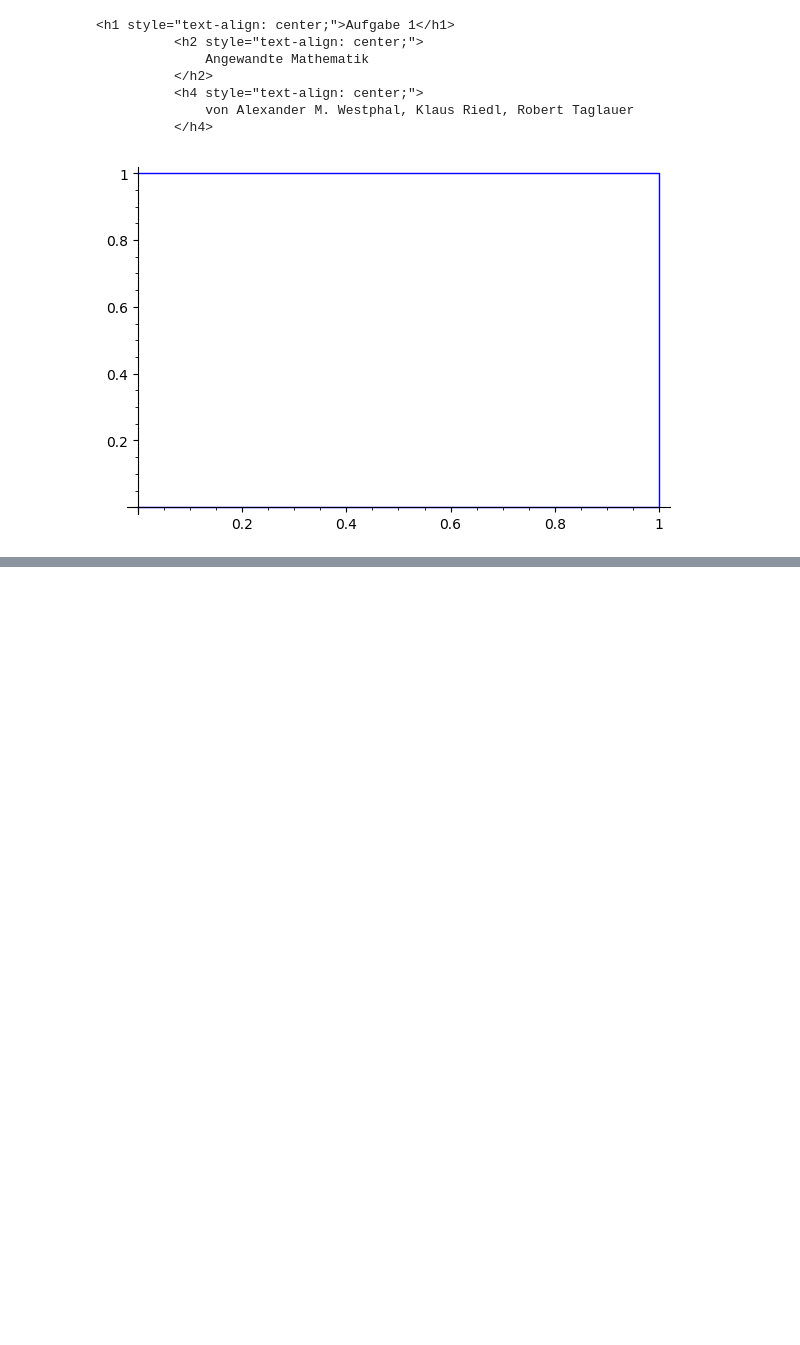
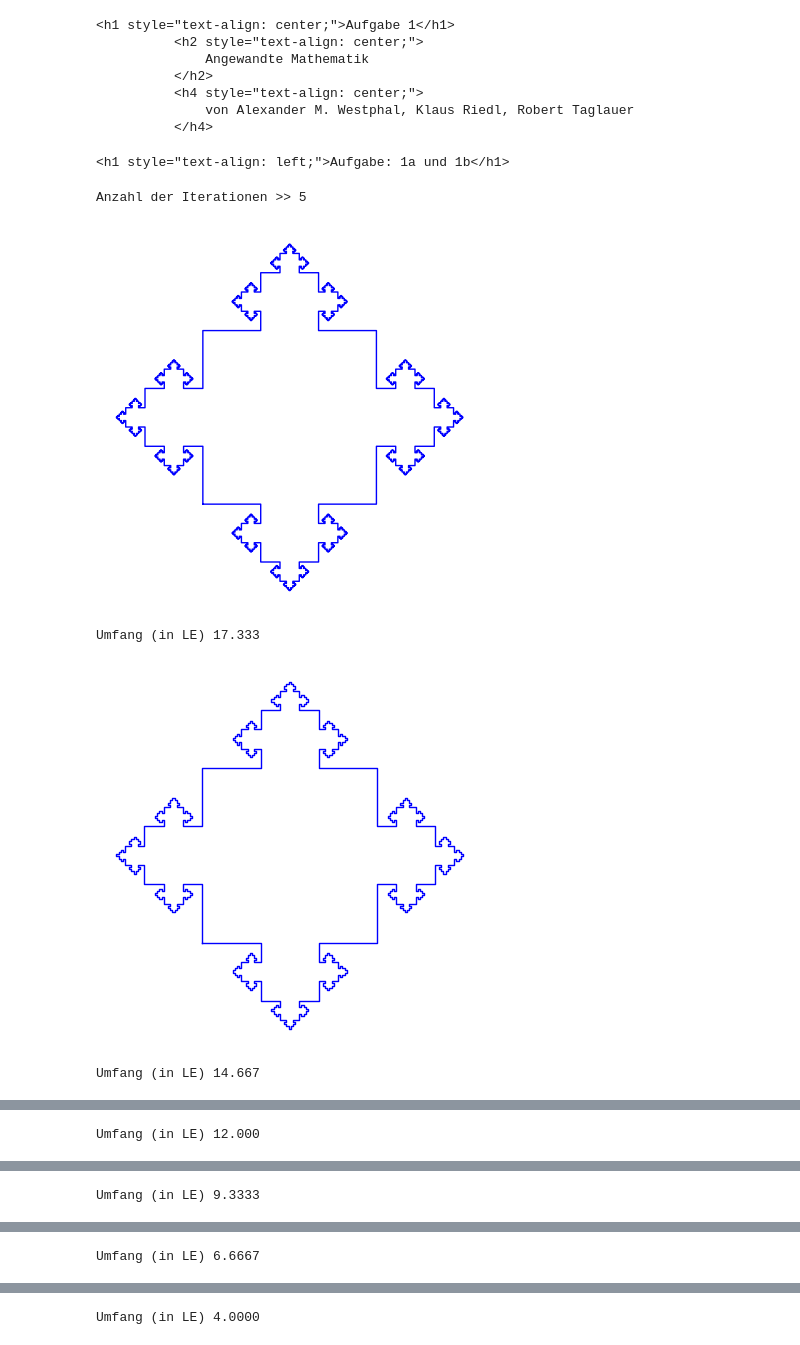
Before and after one commit to DerAlexx/Angewandte-Mathematik, a Jupyter notebook: Praktikum_3/Praktikum_3.ipynb, the cells around one changed output, grey strips where cells are left out. Cells and saved outputs as stored; diff of their text form; code cells hidden in the pictures; blank space fills up the shorter version.

Commit message:
Code Aufgabe 3

```diff
--- a/Praktikum_3/Praktikum_3.ipynb
+++ b/Praktikum_3/Praktikum_3.ipynb
@@ -14,9 +14,69 @@ html.eval('''<h1 style="text-align: center;">Aufgabe 1</h1>
           <h4 style="text-align: center;">
               von Alexander M. Westphal, Klaus Riedl, Robert Taglauer
           </h4>
-# %%
-data = [(0,0),(1,0),(1,1),(0,1)]
-# (0.25,0), (0.25,-0.25),(0.75,-0.25),(0.75,0),
-line(data)
-# %% [output]
-[figure, removed]
+# %%
+html.eval('''<h1 style="text-align: left;">Aufgabe: 1a und 1b</h1>''')
+# %% [output]
+<h1 style="text-align: left;">Aufgabe: 1a und 1b</h1>
+# %%
+def onethird (x,y):
+    return(list(1/3*(vector(y)-vector(x))+vector(x)))
+
+def twothird (x,y):
+    return(list(2/3*(vector(y)-vector(x))+vector(x)))
+
+def top (x,y):
+    return[rotate(twothird(x,y),pi/2,onethird(x,y)),rotate(onethird(x,y),-pi/2,twothird(x,y))]
+
+def rotate(pkt,alpha,Z):
+    tmp = vector(pkt)-vector(Z)
+    A = Matrix([
+        [cos(alpha), -sin(alpha)],
+        [sin(alpha), cos(alpha)]])
+    return list((A*tmp)+vector(Z))
+
+def grow(x,y):
+    tmp = [x,onethird(x,y)] + top(x,y) + [twothird(x,y),y]
+    return(tmp)
+
+# Rekursives Wachsen
+def quadratpflanze(x,y,iterations):
+    g = grow(x,y)
+    if (iterations == 0): return [x,y]
+    elif (iterations == 1): return g
+    else:
+        q1 = quadratpflanze(g[0],g[1],0)
+        q2 = quadratpflanze(g[1],g[2],iterations-1)
+        q3 = quadratpflanze(g[2],g[3],iterations-1)
+        q4 = quadratpflanze(g[3],g[4],iterations-1)
+        q5 = quadratpflanze(g[4],g[5],0)
+        return q1+q2+q3+q4+q5
+
+A =[0,0]
+B=[0,10]
+C=[10,10]
+D=[10,0]
+
+iterations = 0
+
+def umfang(iterations):
+    print ("Umfang (in LE) " + str((4+(8/3*iterations)).n(digits=5)))
+
+def calculate(iterations):
+    if(iterations == -1):return
+    G = Graphics()
+    G = G + line(quadratpflanze(A,B,iterations)+ quadratpflanze(B,C,iterations) + quadratpflanze(C,D,iterations) + quadratpflanze(D,A,iterations))
+    show(G,aspect_ratio=1,axes=False)
+    umfang(iterations)
+    calculate(iterations-1)
+
+if __name__ == "__main__":
+    global iterations
+    iterations = int(input("Anzahl der Iterationen >> "))
+    calculate(iterations)
+# %% [output]
+Anzahl der Iterationen >> 5
+[figure, added]
+Umfang (in LE) 17.333
+[figure, added]
+Umfang (in LE) 14.667
@@ -22,0 +84 @@ line(data)
+Umfang (in LE) 12.000
@@ -22,0 +86 @@ line(data)
+Umfang (in LE) 9.3333
@@ -22,0 +88 @@ line(data)
+Umfang (in LE) 6.6667
@@ -23 +90,2 @@ line(data)
+Umfang (in LE) 4.0000
 # %%
```
Also changed, not shown: parts of 6 cells of this notebook, 3 other files.
